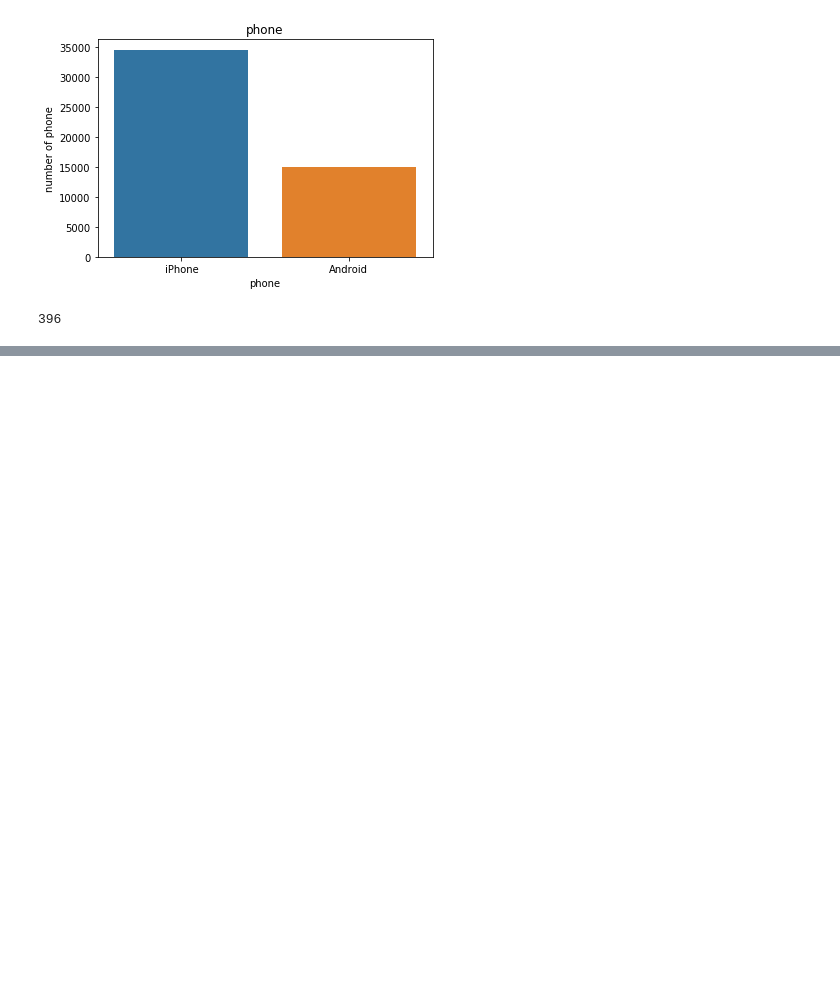
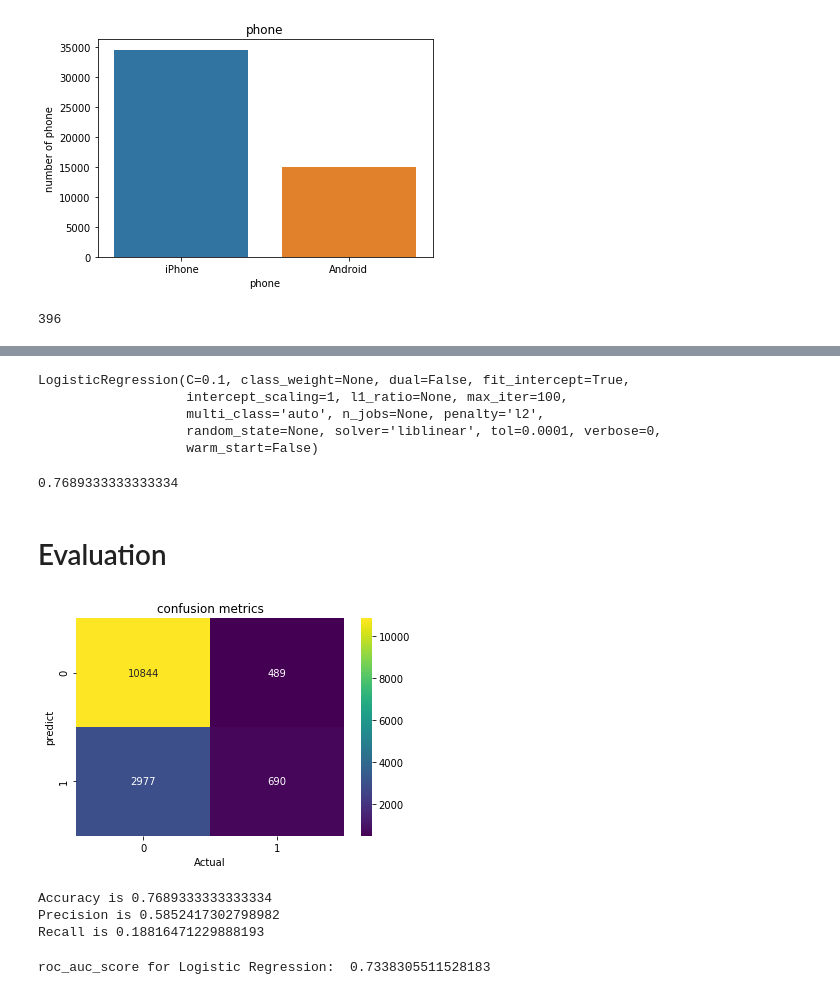
Before and after one commit to atsushii/Ultimate_take_home_challenge, a Jupyter notebook: Predictive_modeling.ipynb, the cells around one changed output, grey strips where cells are left out. Saved outputs shown, nothing was run; the diff lists cells and outputs as text; code cells hidden in the pictures; blank space fills up the shorter version.

```diff
--- a/Predictive_modeling.ipynb
+++ b/Predictive_modeling.ipynb
@@ -145,0 +332,10 @@ city_astapor_android = df.loc[(df["phone"] == "Android") & (df["city"] == "Astap
+# %%
+params = {
+    "C": np.logspace(-3,3,7),
+    "penalty":["l1","l2"],
+    "solver": ['liblinear']
+}
+
+clf = LogisticRegression()
+clf = GridSearchCV(clf, param_grid=params, cv=5)
+clf.fit(X_train, Y_train)
@@ -145,0 +363,39 @@ city_astapor_android = df.loc[(df["phone"] == "Android") & (df["city"] == "Astap
+# %%
+# use best param
+best_clf = LogisticRegression(C=0.1, penalty="l2", solver="liblinear")
+best_clf.fit(X_train, Y_train)
+# %% [output]
+LogisticRegression(C=0.1, class_weight=None, dual=False, fit_intercept=True,
+                   intercept_scaling=1, l1_ratio=None, max_iter=100,
+                   multi_class='auto', n_jobs=None, penalty='l2',
+                   random_state=None, solver='liblinear', tol=0.0001, verbose=0,
+                   warm_start=False)
+# %%
+pred = best_clf.predict(X_test)
+probs = best_clf.predict_proba(X_test)[:, 1]
+# %%
+clf_accuracy = metrics.accuracy_score(y_pred=pred, y_true=Y_test)
+print(clf_accuracy)
+# %% [output]
+0.7689333333333334
+# %% [markdown]
+# Evaluation
+# %%
+clf_metrics = metrics.confusion_matrix(y_pred=pred, y_true=Y_test)
+# %%
+fig, ax = plt.subplots()
+sns.heatmap(pd.DataFrame(clf_metrics), annot=True, cmap="viridis", fmt="g")
+plt.title("confusion metrics")
+plt.xlabel("Actual")
+plt.ylabel("predict")
+plt.show()
+# %% [output]
+[figure, added]
+# %%
+print("Accuracy is {}".format(metrics.accuracy_score(Y_test, pred)))
+print("Precision is {}".format(metrics.precision_score(Y_test, pred)))
+print("Recall is {}".format(metrics.recall_score(Y_test, pred)))
+# %% [output]
+Accuracy is 0.7689333333333334
+Precision is 0.5852417302798982
+Recall is 0.18816471229888193
@@ -145,0 +408,4 @@ city_astapor_android = df.loc[(df["phone"] == "Android") & (df["city"] == "Astap
+# %%
+print('roc_auc_score for Logistic Regression: ', clf_acu)
+# %% [output]
+roc_auc_score for Logistic Regression:  0.7338305511528183
```
Also changed, not shown: parts of 50 cells of this notebook.
